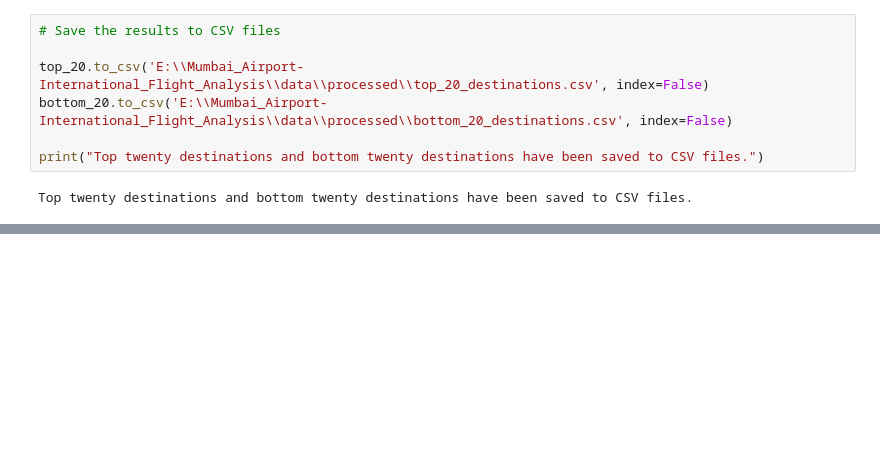
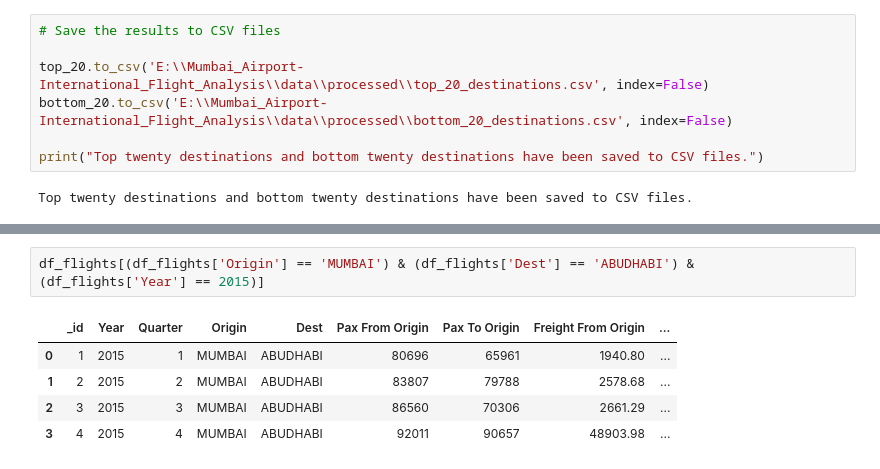
Before and after one commit to rushiraj070/Mumbai_Airport-International_Flight_Analysis, a Jupyter notebook: notebooks/analysis.ipynb, the cells around one changed output, grey strips where cells are left out. Drawn from its saved outputs; the diff is of its cells as text; blank space fills up the shorter version.

```diff
--- a/notebooks/analysis.ipynb
+++ b/notebooks/analysis.ipynb
@@ -353,0 +446,8 @@ Top twenty destinations and bottom twenty destinations have been saved to CSV fi
+# %%
+df_flights[(df_flights['Origin'] == 'MUMBAI') & (df_flights['Dest'] == 'ABUDHABI') & (df_flights['Year'] == 2015)]
+# %% [output]
+|  | _id | Year | Quarter | Origin | Dest | Pax From Origin | Pax To Origin | Freight From Origin | ... |
+| 0 | 1 | 2015 | 1 | MUMBAI | ABUDHABI | 80696 | 65961 | 1940.80 | ... |
+| 1 | 2 | 2015 | 2 | MUMBAI | ABUDHABI | 83807 | 79788 | 2578.68 | ... |
+| 2 | 3 | 2015 | 3 | MUMBAI | ABUDHABI | 86560 | 70306 | 2661.29 | ... |
+| 3 | 4 | 2015 | 4 | MUMBAI | ABUDHABI | 92011 | 90657 | 48903.98 | ... |
```
Also changed, not shown: parts of 29 cells of this notebook.
